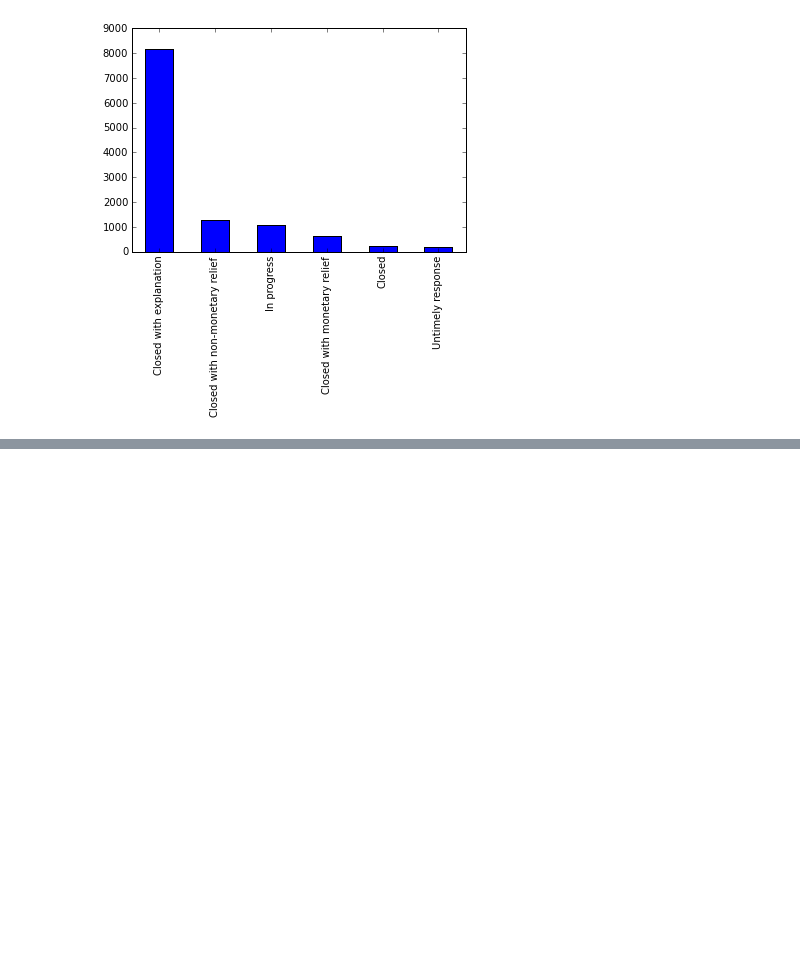
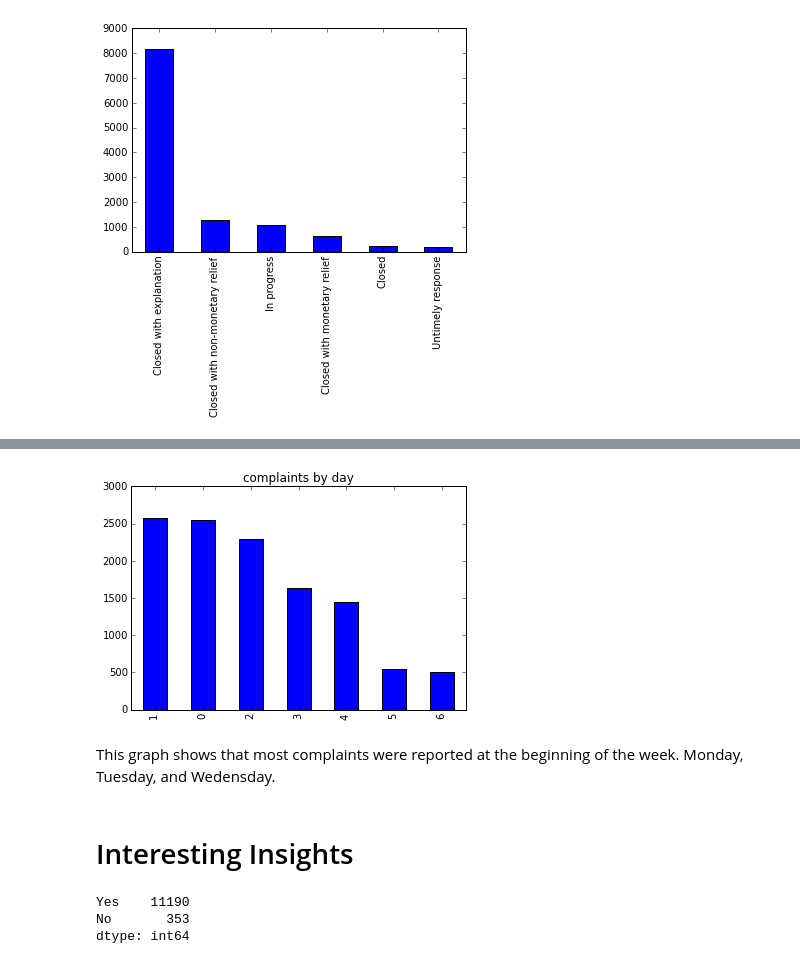
Before and after one commit to JermaineKee/consumer-complaints, a Jupyter notebook: Consumer-complaints.ipynb, the cells around one changed output, grey strips where cells are left out. Drawn from its saved outputs; the diff is of its cells as text; code cells hidden in the pictures; blank space fills up the shorter version.

```diff
--- a/Consumer-complaints.ipynb
+++ b/Consumer-complaints.ipynb
@@ -244,0 +250,3 @@ response_list.plot(kind = 'bar')
+# %%
+date_index = date_series.pop('Date received')
+date_index.head()
@@ -244,0 +260,2 @@ response_list.plot(kind = 'bar')
+# %%
+date_series.index = pd.to_datetime(date_index, format='%m/%d/%Y')
@@ -244,0 +272,4 @@ response_list.plot(kind = 'bar')
+# %%
+comp_by_day = date_series.copy()
+# %%
+comp_by_day.index = comp_by_day.index.dayofweek
@@ -244,0 +287,9 @@ response_list.plot(kind = 'bar')
+# %%
+comp_by_day.index.value_counts().plot(title='complaints by day',kind='bar')
+plt.show()
+# %% [output]
+[figure, added]
+# %% [markdown]
+This graph shows that most complaints were reported at the beginning of the week.  Monday, Tuesday, and Wedensday.
+# %% [markdown]
+# Interesting Insights
@@ -244,0 +300,6 @@ response_list.plot(kind = 'bar')
+# %%
+respons_time_list
+# %% [output]
+Yes    11190
+No       353
+dtype: int64
```
Also changed, not shown: parts of 23 cells of this notebook.
